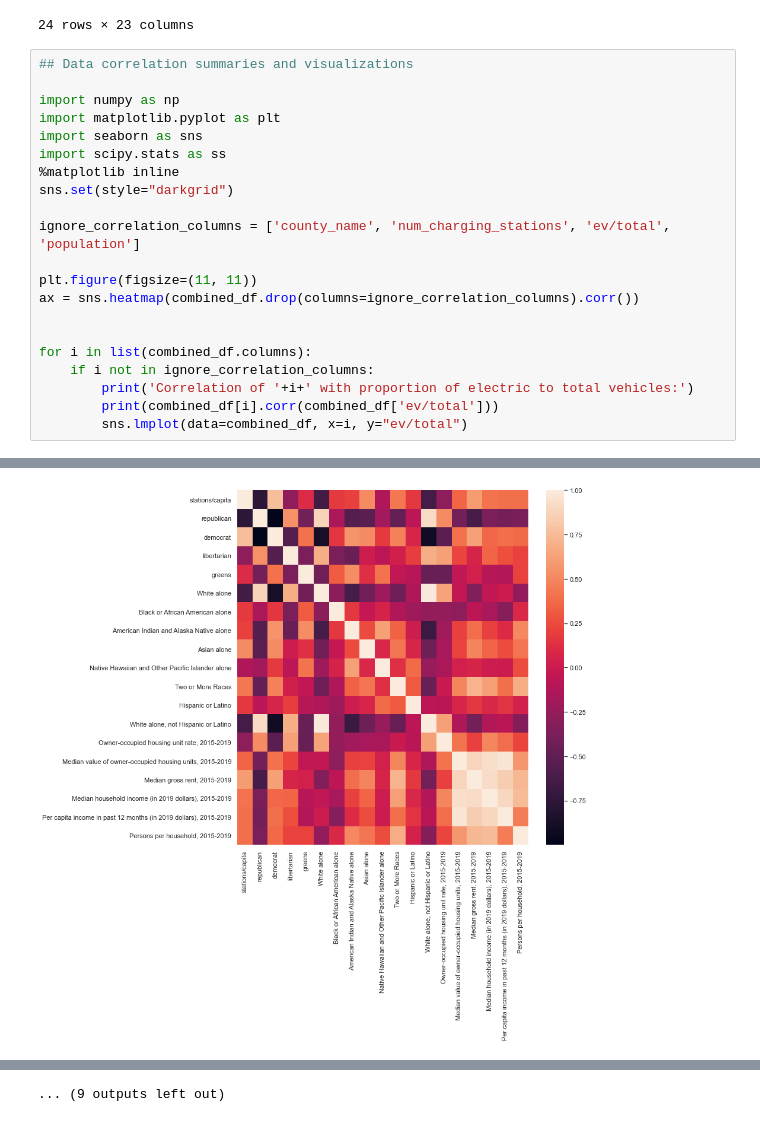
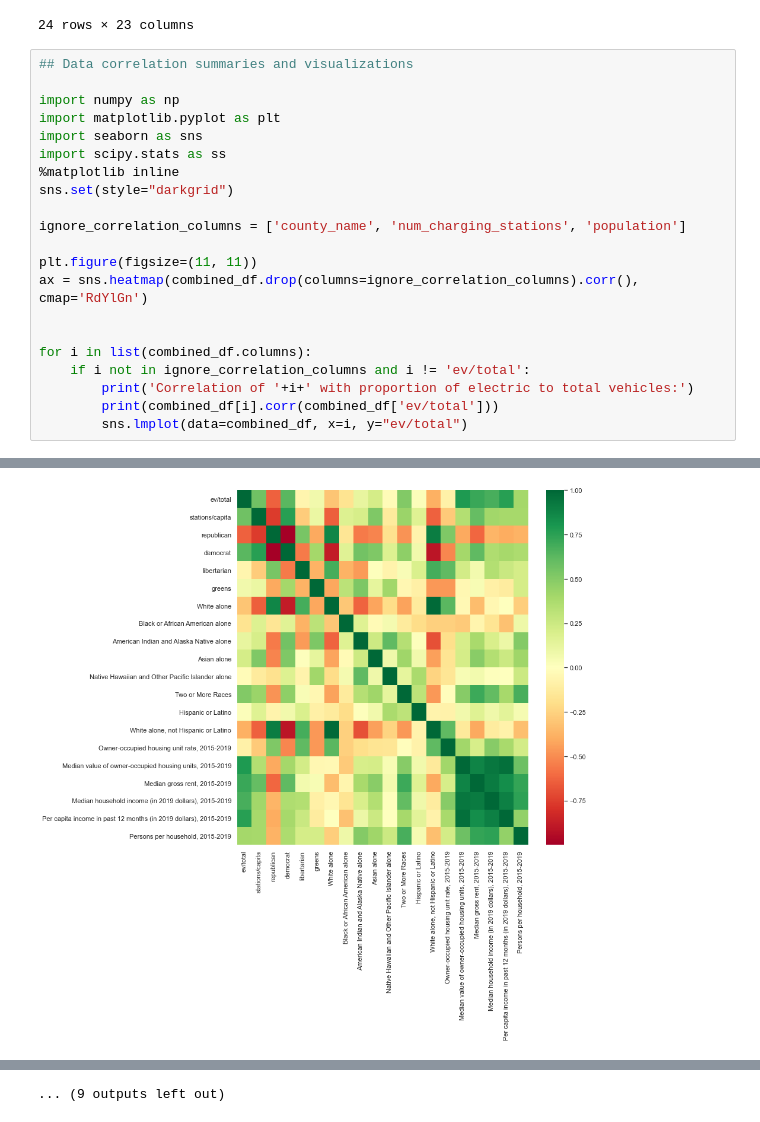
Before and after one commit to chen3e/COMP4447-final, a Jupyter notebook: Final Project.ipynb, the cells around one changed output, grey strips where cells are left out. Saved outputs shown, nothing was run; the diff lists cells and outputs as text.

Commit message:
Added ev/total back into the heatmap and also changed the color scheme

```diff
--- a/Final Project.ipynb
+++ b/Final Project.ipynb
@@ -390,34 +390,34 @@ import seaborn as sns
 import scipy.stats as ss
 %matplotlib inline
 sns.set(style="darkgrid")
 
-ignore_correlation_columns = ['county_name', 'num_charging_stations', 'ev/total', 'population']
+ignore_correlation_columns = ['county_name', 'num_charging_stations', 'population']
 
 plt.figure(figsize=(11, 11))
-ax = sns.heatmap(combined_df.drop(columns=ignore_correlation_columns).corr())
+ax = sns.heatmap(combined_df.drop(columns=ignore_correlation_columns).corr(), cmap='RdYlGn')
 
 
 for i in list(combined_df.columns):
-    if i not in ignore_correlation_columns:
+    if i not in ignore_correlation_columns and i != 'ev/total':
         print('Correlation of '+i+' with proportion of electric to total vehicles:')
         print(combined_df[i].corr(combined_df['ev/total']))
         sns.lmplot(data=combined_df, x=i, y="ev/total")
 # %% [output]
 Correlation of stations/capita with proportion of electric to total vehicles:
 0.5652105845413133
 Correlation of republican with proportion of electric to total vehicles:
 -0.6366921091890837
 Correlation of democrat with proportion of electric to total vehicles:
 0.6326547436742969
 Correlation of libertarian with proportion of electric to total vehicles:
 -0.06598859944382009
 Correlation of greens with proportion of electric to total vehicles:
 0.07475303849936991
 Correlation of White alone with proportion of electric to total vehicles:
 -0.307057089413994
 ... (22 lines left out)
 Correlation of Per capita income in past 12 months (in 2019 dollars), 2015-2019 with proportion of electric to total vehicles:
 0.7602322904464675
 Correlation of Persons per household, 2015-2019 with proportion of electric to total vehicles:
 0.40517704486052386
-[figure, old version]
+[figure, new version]
```
Also changed, not shown: parts of 1 cell of this notebook.
